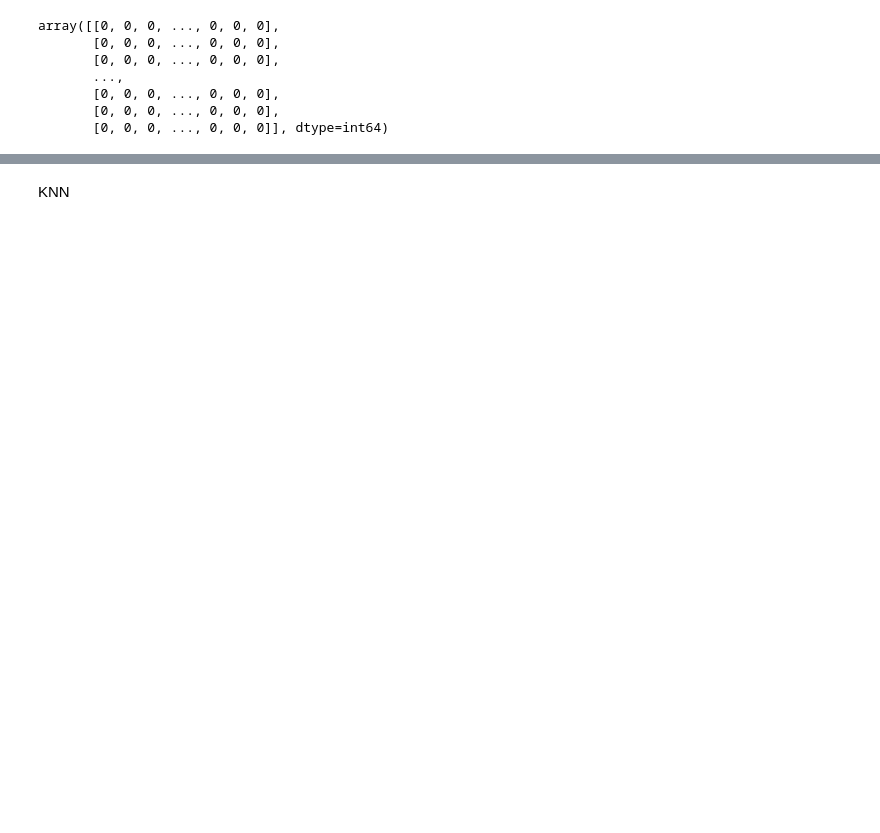
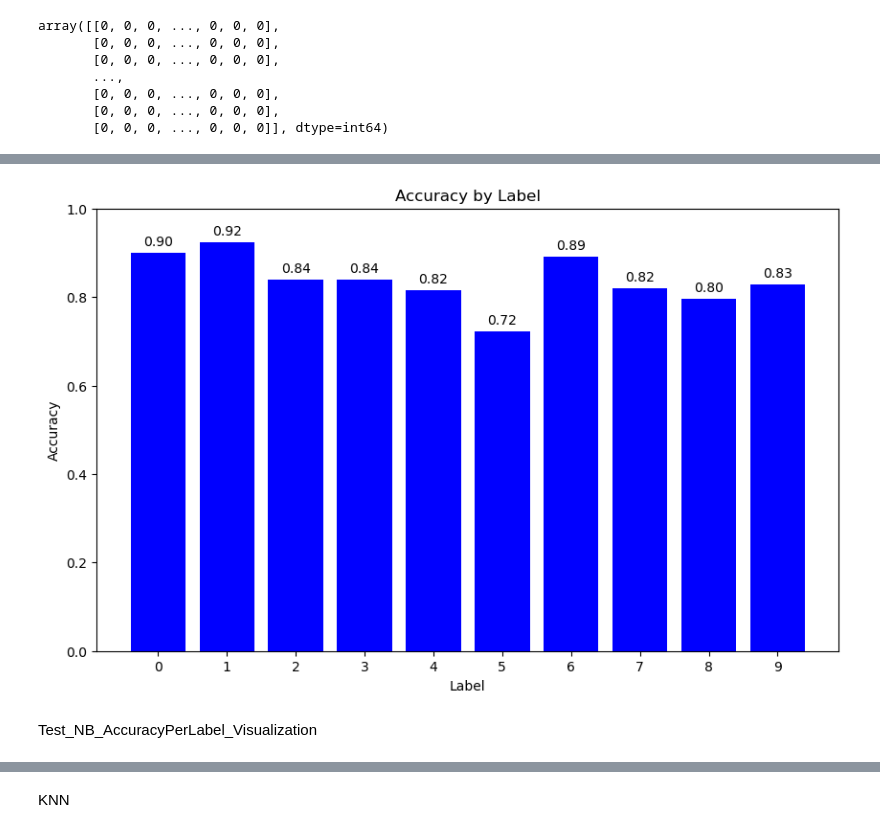
Before and after one commit to viethuynh98/practice_mnist_NB_KNN, a Jupyter notebook: Naive_Bayes_test_original.ipynb, the cells around one changed output, grey strips where cells are left out. Saved outputs shown, nothing was run; the diff lists cells and outputs as text; code cells hidden in the pictures; blank space fills up the shorter version.

```diff
--- a/Naive_Bayes_test_original.ipynb
+++ b/Naive_Bayes_test_original.ipynb
@@ -308,6 +301,13 @@ class NaiveBayes:
             [[0] * self.feature_values for _ in range(self.features)]
             for _ in range(self.num_classes)
         ]
+        # self.likelihoods = []
+        # for _ in range(self.num_classes):
+        #     class_likelihood = []
+        #     for _ in range(self.features):
+        #         feature_likelihood = [0] * self.feature_values
+        #         class_likelihood.append(feature_likelihood)
+        #     self.likelihoods.append(class_likelihood)
         class_counts = [0] * self.num_classes
 
         for i in range(self.train_records):
@@ -378,3 +378,24 @@ class NaiveBayes:
         for _ in range(self.num_classes):
             print("---------|", end="")
         print()
+
+    def plot_accuracy_by_label(self):
+        # Tính tỉ lệ đúng cho từng nhãn
+        accuracy_by_label = np.diag(self.confusionMatrix) / np.sum(self.confusionMatrix, axis=1)
+
+        # Vẽ biểu đồ
+        plt.figure(figsize=(10, 6))
+        bars = plt.bar(range(self.num_classes), accuracy_by_label, color='blue')
+        plt.title('Accuracy by Label')
+        plt.xlabel('Label')
+        plt.ylabel('Accuracy')
+        plt.ylim(0, 1)
+
+        # Hiển thị giá trị trên đỉnh mỗi cột
+        for bar, value in zip(bars, accuracy_by_label):
+            plt.text(bar.get_x() + bar.get_width() / 2, bar.get_height() + 0.01, f'{value:.2f}', ha='center', va='bottom')
+
+        # Đặt tên cho các nhãn trục x
+        plt.xticks(range(self.num_classes), [str(i) for i in range(self.num_classes)])
+
+        plt.show()
@@ -454,3 +499,9 @@ total= 10000| PL =  0 | PL =  1 | PL =  2 | PL =  3 | PL =  4 | PL =  5 | PL =
 ------------|---------|---------|---------|---------|---------|---------|---------|---------|---------|---------|
  GT =  9    |      9  |      2  |      5  |      7  |     82  |     12  |      0  |     27  |     30  |    835  |
 ------------|---------|---------|---------|---------|---------|---------|---------|---------|---------|---------|
+# %%
+NB.plot_accuracy_by_label()
+# %% [output]
+[figure, added]
+# %% [markdown]
+Test_NB_AccuracyPerLabel_Visualization
```
Also changed, not shown: parts of 50 cells of this notebook, 1 other file.
